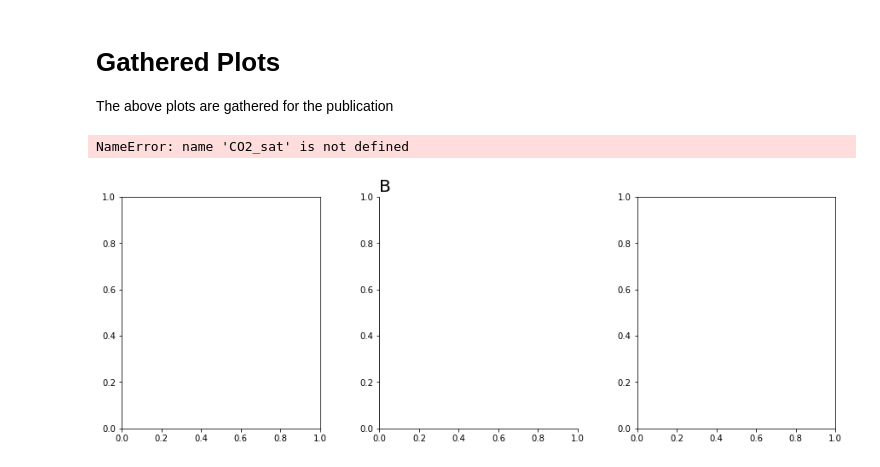
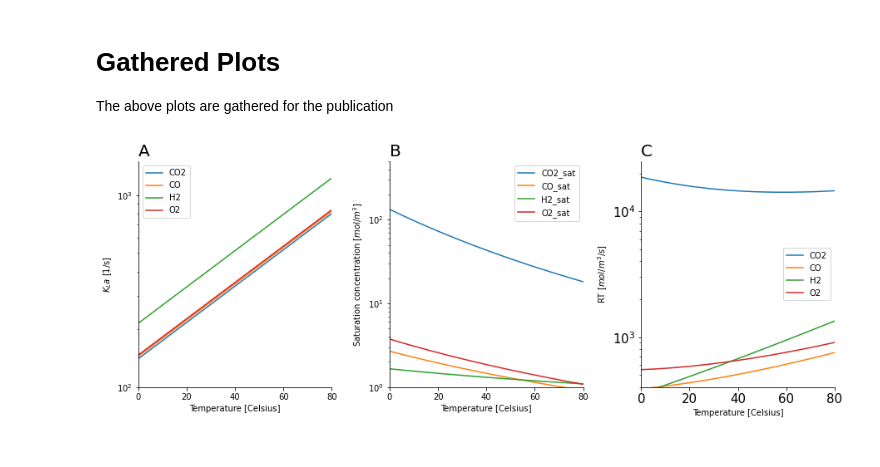
Before and after one commit to biosustain/CO2_fixation_models, a Jupyter notebook: Scripts/01_Gas-LiquidMassTransfer.ipynb, the cells around one changed output. Drawn from its saved outputs; the diff is of its cells as text; code cells hidden in the pictures.

Commit message:
Fix plots 01

```diff
--- a/Scripts/01_Gas-LiquidMassTransfer.ipynb
+++ b/Scripts/01_Gas-LiquidMassTransfer.ipynb
@@ -247,51 +247,50 @@ The above plots are gathered for the publication
 # %%
 fig, axs = plt.subplots(nrows = 1, ncols = 3, constrained_layout=False, figsize=(15,5))
 plt.rcParams['axes.spines.right'] = False
 plt.rcParams['axes.spines.top'] = False
 plt.subplots_adjust(left=None, bottom=None, right=None, top=None, wspace=0.3, hspace=None)
 
 #Output results
+plt.subplot(1,3,1)
+#plt.title(f"Volumetric mass transfer coefficient KLa")
+plt.title("A", fontdict = {'fontsize': 20}, loc = "left")
+plt.plot(Kelvin_Celsius(T), KLa("CO2",T))
+plt.plot(Kelvin_Celsius(T), KLa("CO",T))
+plt.plot(Kelvin_Celsius(T), KLa("H2",T))
+plt.plot(Kelvin_Celsius(T), KLa("O2",T))
+plt.legend(['CO2', 'CO', 'H2', 'O2'])
+plt.axis([Kelvin_Celsius(T0), Kelvin_Celsius(T0)+dt, 100, 1500])
+plt.xlabel('Temperature [Celsius]')
+plt.ylabel(r'$K_La$ [1/s]')
+plt.yscale('log')
+
 plt.subplot(1,3,2)
 #plt.title(f"Saturation concentrations")
 plt.title("B", fontdict = {'fontsize': 20}, loc = "left")
-plt.plot(Kelvin_Celsius(T), CO2_sat(T,1))
-plt.plot(Kelvin_Celsius(T), CO_sat(T,1))
-plt.plot(Kelvin_Celsius(T), H2_sat(T,1))
-plt.plot(Kelvin_Celsius(T), O2_sat(T,1))
-#plt.legend(['CO2', 'CO', 'H2', 'O2'])
-plt.axis([Kelvin_Celsius(T0), Kelvin_Celsius(T0)+dt, 1, 200])
-plt.xlabel('Temperature [Celsius]', fontsize=15)
-plt.ylabel(r'Saturation concentration [$mol/m^3$]', fontsize=15)
-plt.tick_params(axis='both', which='major', labelsize=15)
-plt.yscale('log')
-
-plt.subplot(1,3,1)
-#plt.title(f"Volumetric mass transfer coefficient KLa")
-plt.title("A", fontdict = {'fontsize': 20}, loc = "left")
-plt.plot(Kelvin_Celsius(T), KLa_CO2(T))
-plt.plot(Kelvin_Celsius(T), KLa_CO(T))
-plt.plot(Kelvin_Celsius(T), KLa_H2(T))
-plt.plot(Kelvin_Celsius(T), KLa_O2(T))
-#plt.legend(['CO2', 'CO', 'H2', 'O2'])
-plt.axis([Kelvin_Celsius(T0), Kelvin_Celsius(T0)+dt, 100, 1500])
-plt.xlabel('Temperature [Celsius]', fontsize=15)
-plt.ylabel(r'$K_La$ [$1/s$]', fontsize=15)
-plt.tick_params(axis='both', which='major', labelsize=15)
+plt.plot(Kelvin_Celsius(T), Csat("CO2",T, 1))
+plt.plot(Kelvin_Celsius(T), Csat("CO",T, 1))
+plt.plot(Kelvin_Celsius(T), Csat("H2",T, 1))
+plt.plot(Kelvin_Celsius(T), Csat("O2",T, 1))
+plt.legend(['CO2_sat', 'CO_sat', 'H2_sat', 'O2_sat'])
+plt.axis([Kelvin_Celsius(T0), Kelvin_Celsius(T0)+dt, 1, 500])
+plt.xlabel('Temperature [Celsius]')
+plt.ylabel(r'Saturation concentration [$mol/m^3$]')
 plt.yscale('log')
 
 plt.subplot(1,3,3)
 #plt.title(f"Volumetric gas transfer rate")
 plt.title("C", fontdict = {'fontsize': 20}, loc = "left")
-plt.plot(Kelvin_Celsius(T), R_CO2(T,1))
-plt.plot(Kelvin_Celsius(T), R_CO(T,1))
-plt.plot(Kelvin_Celsius(T), R_H2(T,1))
-plt.plot(Kelvin_Celsius(T), R_O2(T,1))
+plt.plot(Kelvin_Celsius(T), RT("CO2",T,c_co2,1))
+plt.plot(Kelvin_Celsius(T), RT("CO",T,c_co,1))
+plt.plot(Kelvin_Celsius(T), RT("H2",T,c_h2,1))
+plt.plot(Kelvin_Celsius(T), RT("O2",T,c_o2,1))
 plt.legend(['CO2', 'CO', 'H2', 'O2'])
-plt.axis([Kelvin_Celsius(T0), Kelvin_Celsius(T0)+dt, 400, 25000], )
+plt.axis([Kelvin_Celsius(T0), Kelvin_Celsius(T0)+dt, 400, 25000])
 plt.yscale('log')
-plt.xlabel('Temperature [Celsius]', fontsize=15)
-plt.ylabel(r'RT [$mol/m^3/s$]', fontsize=15)
+plt.xlabel('Temperature [Celsius]')
+plt.ylabel(r'RT [$mol/m^3/s$]')
 plt.tick_params(axis='both', which='major', labelsize=15)
+
+plt.show()
 # %% [output]
-NameError: name 'CO2_sat' is not defined
-[figure, old version]
+[figure, new version]
```
